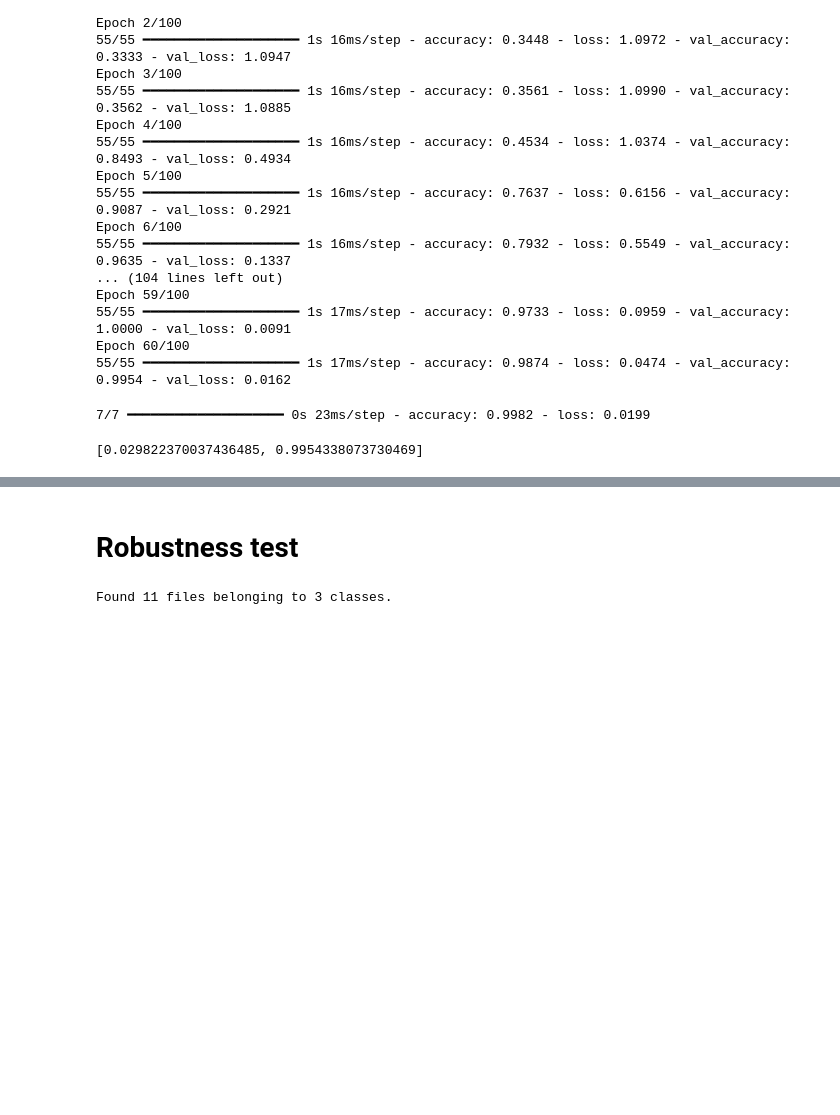
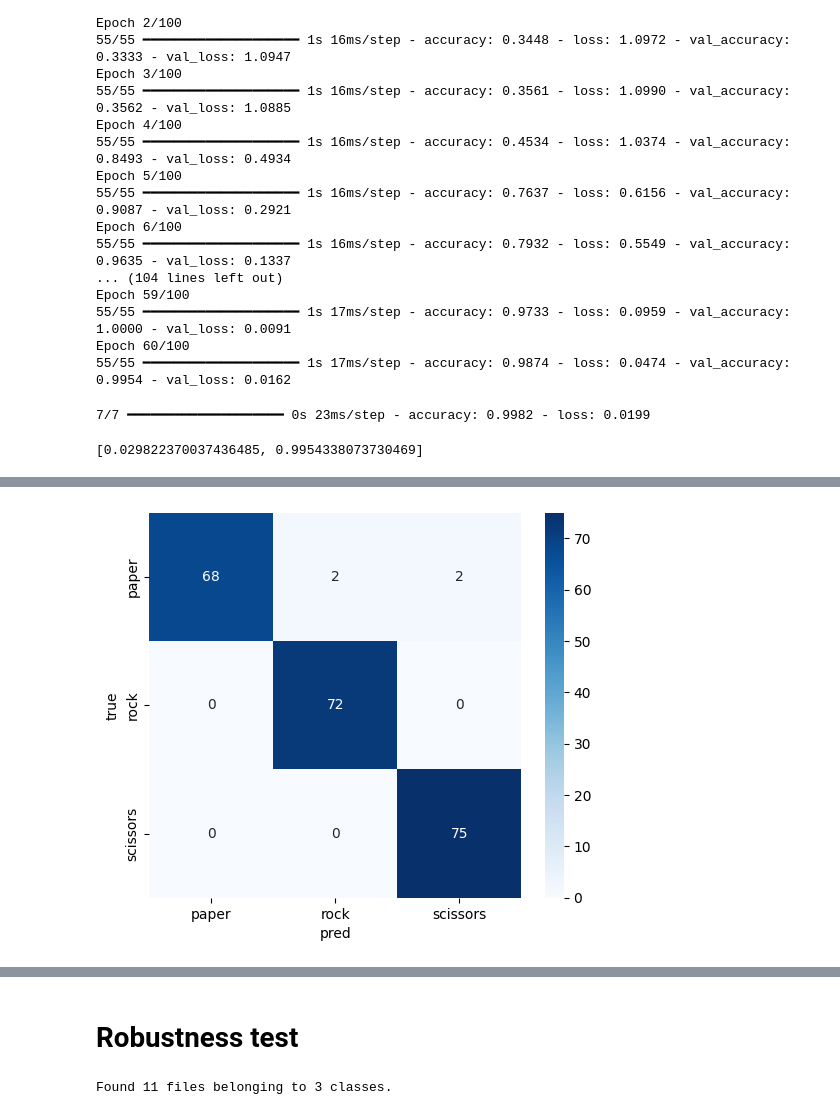
Before and after one commit to ffaundezcab/rps_deep, a Jupyter notebook: notebooks/model.ipynb, the cells around one changed output, grey strips where cells are left out. Cells and saved outputs as stored; diff of their text form; code cells hidden in the pictures; blank space fills up the shorter version.

```diff
--- a/notebooks/model.ipynb
+++ b/notebooks/model.ipynb
@@ -757,0 +816,2 @@ model.evaluate(cv_test_set)
+# %%
+y_pred = np.argmax(model_second_arch.predict(cv_test_set), axis = 1)
@@ -757,0 +820,2 @@ model.evaluate(cv_test_set)
+# %%
+cm = compute_classification_metrics(y_test_array, y_pred, class_names)
@@ -757,0 +832,4 @@ model.evaluate(cv_test_set)
+# %%
+plot_conf_matrix(cm)
+# %% [output]
+[figure, added]
```
Also changed, not shown: parts of 34 cells of this notebook.
